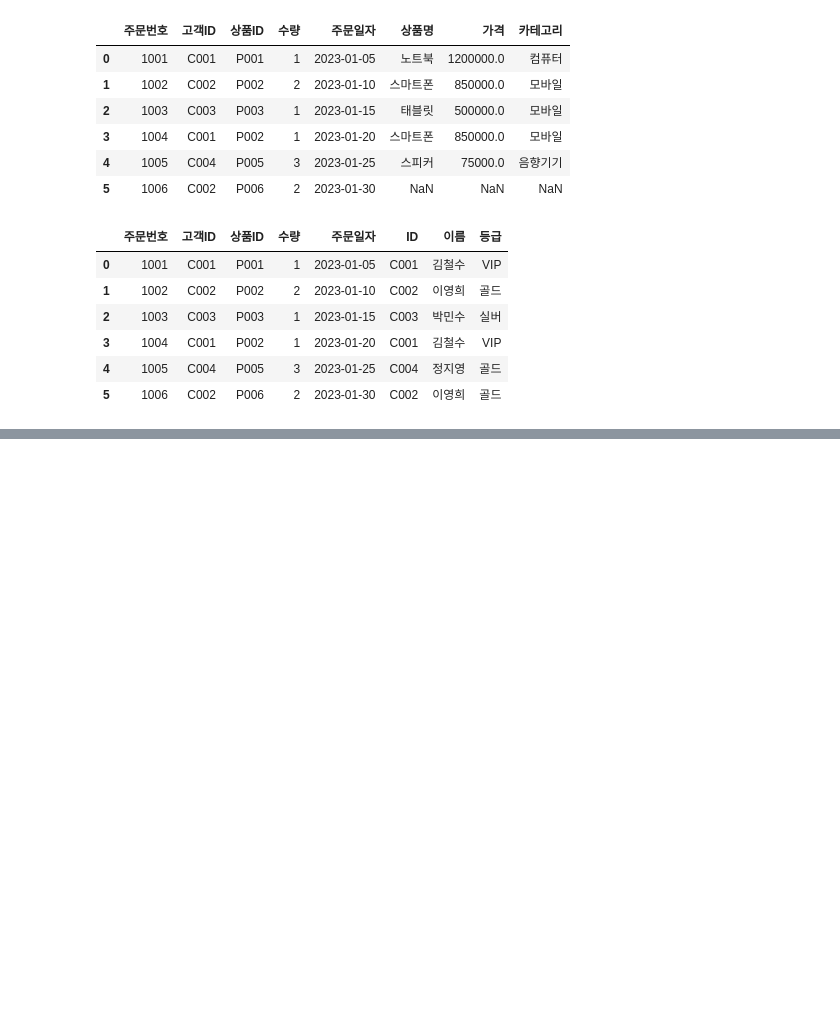
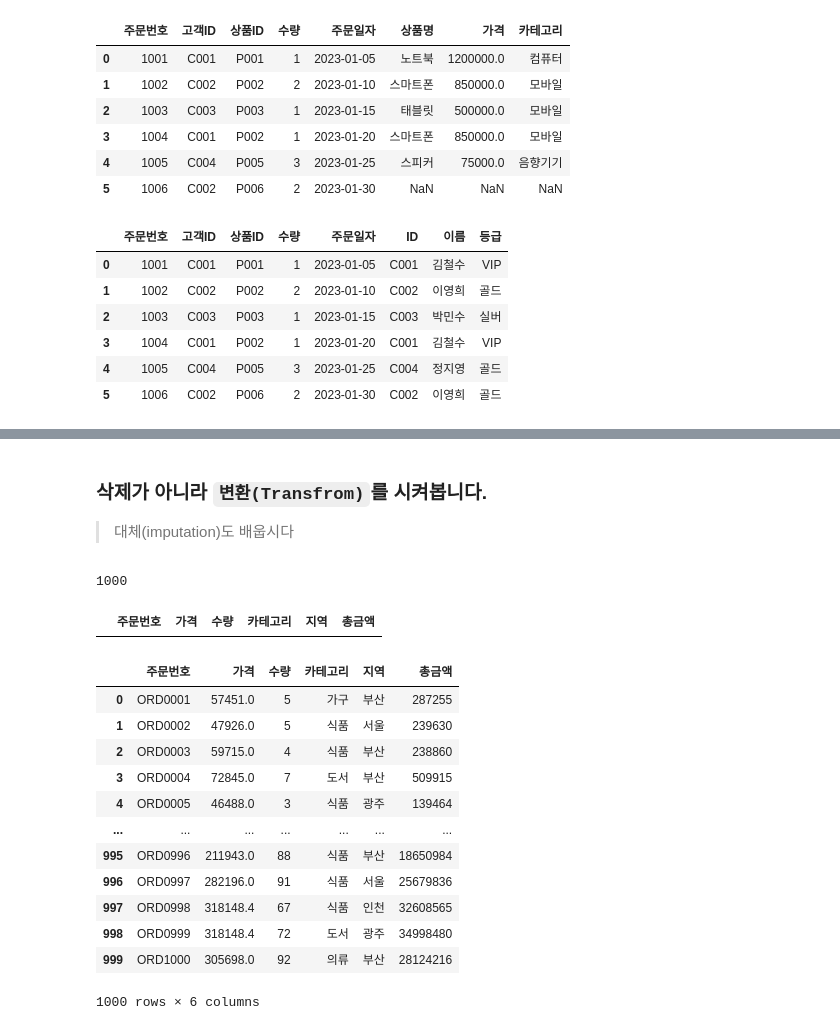
Before and after one commit to semistone97/TIL, a Jupyter notebook: data analysis/02_pandas2.ipynb, the cells around one changed output, grey strips where cells are left out. Cells and saved outputs as stored; diff of their text form; code cells hidden in the pictures; blank space fills up the shorter version.

```diff
--- a/data analysis/02_pandas2.ipynb
+++ b/data analysis/02_pandas2.ipynb
@@ -692,0 +1065,59 @@ satisfaction = pd.DataFrame({
+# %% [markdown]
+### 삭제가 아니라 `변환(Transfrom)`를 시켜봅니다.
+> 대체(imputation)도 배웁시다
+# %%
+# 이상치 대체
+
+# A. 평균 대체
+## but, 냅다 평균 대체는 좋지 못 함. WHY? 오염된 데이터를 반영한 평균을 넣어서 뭐가 좋음.
+### 그러면 이상치 빼고 평균값을 넣어도 됨.
+
+
+# B. 중앙값 대체(퀀타일 50%가 중앙값임.)
+print(len(df))
+def replace_outliers_with_median(data: pd.DataFrame, col:str) -> pd.DataFrame:
+    """IQR 이상치를 중앙값으로 대체"""
+    data_replaced = data.copy()
+    # IQR 이상치 탐지
+    Q1 = data[col].quantile(0.25)
+    Q3 = data[col].quantile(0.75)
+    IQR = Q3 - Q1
+    lower_bound = Q1 - (1.5 * IQR)
+    upper_bound = Q3 + (1.5 * IQR)
+    # 중앙값
+    median_val = data[col].median()
+    mask = (data[col] < lower_bound) | (data[col] > upper_bound)
+    data_replaced.loc[mask, col] = median_val
+    return data_replaced
+
+replace_outliers_with_median(df,'가격')
+# print(len(df))
+df[df['가격'] == df['가격'].median()] # 이건 새로 계산된 median임. 안 나올 수 있음.
+# %% [output]
+1000
+|  | 주문번호 | 가격 | 수량 | 카테고리 | 지역 | 총금액 |
+# %%
+# Winsorization(윈저화): 이상치를 근접값으로 바꾸기.
+def wnsrz_outlrs(data:pd.DataFrame, col, lower=5, upper=95):
+    lower_bound = data[col].quantile(lower / 100)
+    upper_bound = data[col].quantile(upper / 100)
+    data_wnsrz = data.copy()
+    data_wnsrz[col] = data_wnsrz[col].clip(lower=lower_bound, upper=upper_bound)
+    return data_wnsrz
+# col을 clip한 상태로 반환하면 값은 시리즈임.
+# %%
+wnsrz_outlrs(df, '가격')
+# %% [output]
+|  | 주문번호 | 가격 | 수량 | 카테고리 | 지역 | 총금액 |
+| 0 | ORD0001 | 57451.0 | 5 | 가구 | 부산 | 287255 |
+| 1 | ORD0002 | 47926.0 | 5 | 식품 | 서울 | 239630 |
+| 2 | ORD0003 | 59715.0 | 4 | 식품 | 부산 | 238860 |
+| 3 | ORD0004 | 72845.0 | 7 | 도서 | 부산 | 509915 |
+| 4 | ORD0005 | 46488.0 | 3 | 식품 | 광주 | 139464 |
+| ... | ... | ... | ... | ... | ... | ... |
+| 995 | ORD0996 | 211943.0 | 88 | 식품 | 부산 | 18650984 |
+| 996 | ORD0997 | 282196.0 | 91 | 식품 | 서울 | 25679836 |
+| 997 | ORD0998 | 318148.4 | 67 | 식품 | 인천 | 32608565 |
+| 998 | ORD0999 | 318148.4 | 72 | 도서 | 광주 | 34998480 |
+| 999 | ORD1000 | 305698.0 | 92 | 의류 | 부산 | 28124216 |
+1000 rows × 6 columns
```
Also changed, not shown: parts of 25 cells of this notebook, 3 other files.
